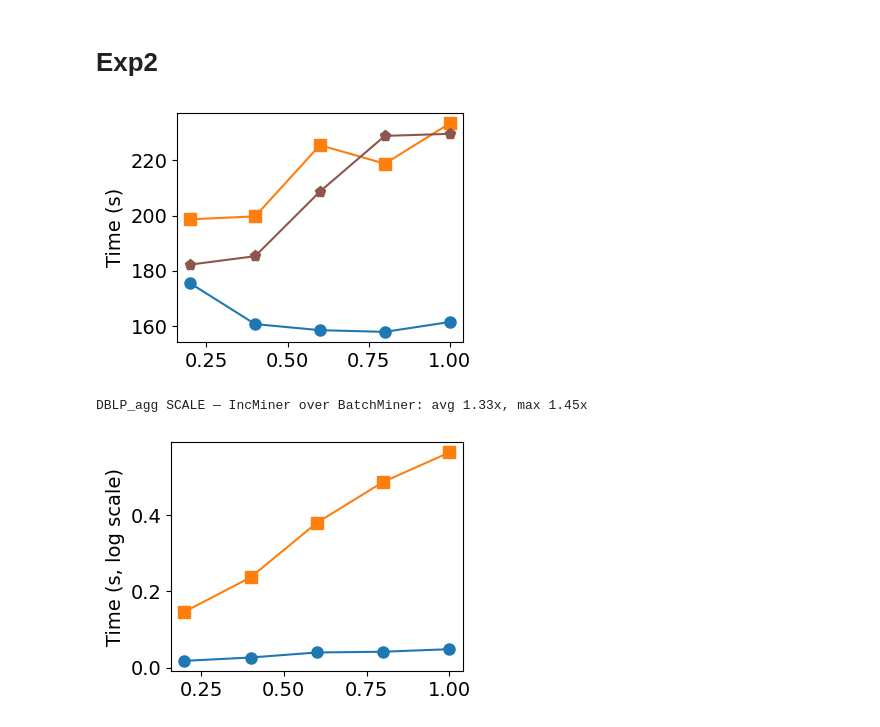
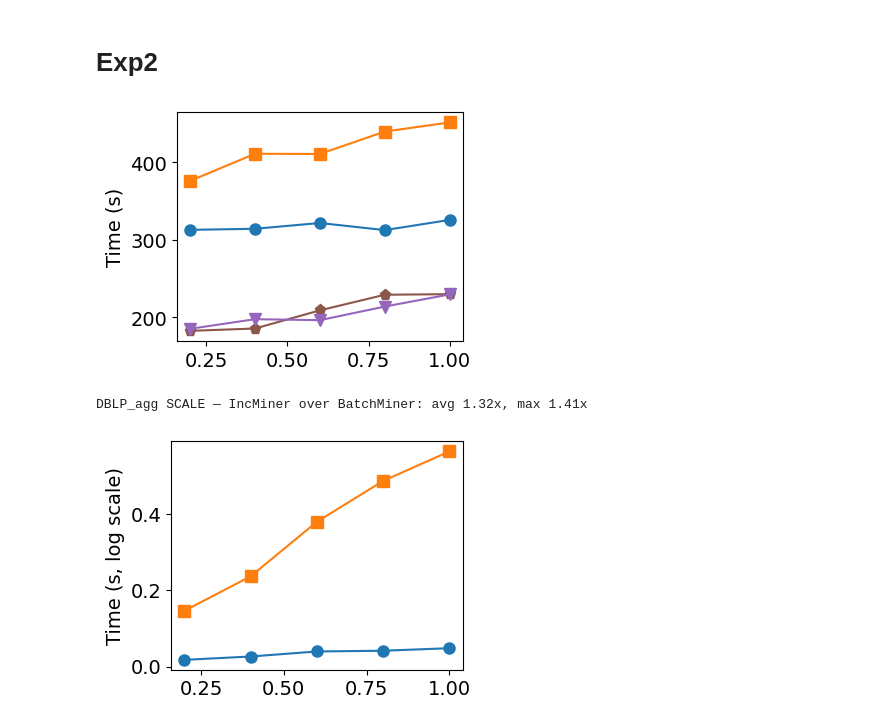
Before and after one commit to HaoxianChen/inc-miner-experiment-plots, a Jupyter notebook: inc-data/plots.ipynb, the cells around one changed output. Cells and saved outputs as stored; diff of their text form; code cells hidden in the pictures.

Commit message:
Add dc_rules, 3DC experiment data, dblp_v3 results; update plots
Made-with: Cursor

```diff
--- a/inc-data/plots.ipynb
+++ b/inc-data/plots.ipynb
@@ -821,31 +821,32 @@ Inspection CONFIDENCE — IncMiner over BatchMiner: avg 1.28x, max 1.31x
 # %%
 # SCALE experiment: DBLP_agg (IncMiner vs BatchMiner) — inc_vs_batch_v3
 
-dblp_scale = pd.read_csv('inc_vs_batch_v3/experiment_results_dblp_agg.csv')
+# dblp_scale = pd.read_csv('inc_vs_batch_v3/experiment_results_dblp_agg.csv')
+dblp_scale = pd.read_csv('dblp_v3/experiment_results_dblp_agg_v3.csv')
 dblp_scale = dblp_scale[dblp_scale['experiment_type'] == 'SCALE'].sort_values('scale')
 dblp_ns_scale = pd.read_csv('inc_vs_batch_no_sample/experiment_results_dblp_agg.csv')
 dblp_ns_scale = dblp_ns_scale[dblp_ns_scale['experiment_type']=='SCALE'][['scale','inc_time_s']].rename(columns={'inc_time_s':'inc_ns_time_s'})
 dblp_scale = dblp_scale.merge(dblp_ns_scale, on='scale', how='left')
 
 # IncMinerCS baseline from inc_vs_batch_no_count_sketch
 dblp_cs_scale = pd.read_csv('inc_vs_batch_no_count_sketch/experiment_results_dblp_agg.csv')
 dblp_cs_scale = dblp_cs_scale[dblp_cs_scale['experiment_type']=='SCALE'][['scale','inc_time_s']].rename(columns={'inc_time_s':'inc_cs_time_s'})
 dblp_scale = dblp_scale.merge(dblp_cs_scale, on='scale', how='left')
 
 fig, ax = plt.subplots(figsize=(4, 3))
 ax.plot(dblp_scale['scale'], dblp_scale['inc_time_s'], label='IncMiner', **STYLE_MAP['IncMiner'])
 ax.plot(dblp_scale['scale'], dblp_scale['batch_time_s'], label='BatchMiner', **STYLE_MAP['BatchMiner'])
 ax.plot(dblp_scale['scale'], dblp_scale['inc_ns_time_s'], label=r'PIncMiner$_{Aux}$', **STYLE_MAP[r'PIncMiner$_{Aux}$'])
 ax.plot(dblp_scale['scale'], dblp_scale['inc_cs_time_s'], label=r'PIncMiner$_{CS}$', **STYLE_MAP[r'PIncMiner$_{CS}$'])
 ax.set_ylabel('Time (s)')
 fig.savefig('plots/dblp_agg_scale.pdf', bbox_inches='tight')
 plt.tight_layout()
 plt.show()
 valid = (dblp_scale['inc_time_s'] > 0) & (dblp_scale['batch_time_s'].notna()) & (dblp_scale['batch_time_s'] > 0)
 if valid.any(): s = dblp_scale.loc[valid, 'batch_time_s'] / dblp_scale.loc[valid, 'inc_time_s']; print(f'DBLP_agg SCALE — IncMiner over BatchMiner: avg {s.mean():.2f}x, max {s.max():.2f}x')
 # %% [output]
-[figure, old version]
+[figure, new version]
-DBLP_agg SCALE — IncMiner over BatchMiner: avg 1.33x, max 1.45x
+DBLP_agg SCALE — IncMiner over BatchMiner: avg 1.32x, max 1.41x
 # %%
 # SCALE experiment: adult_ml (IncMiner vs BatchMiner) — inc_vs_batch_v3
 
```
Also changed, not shown: 4 other files.
